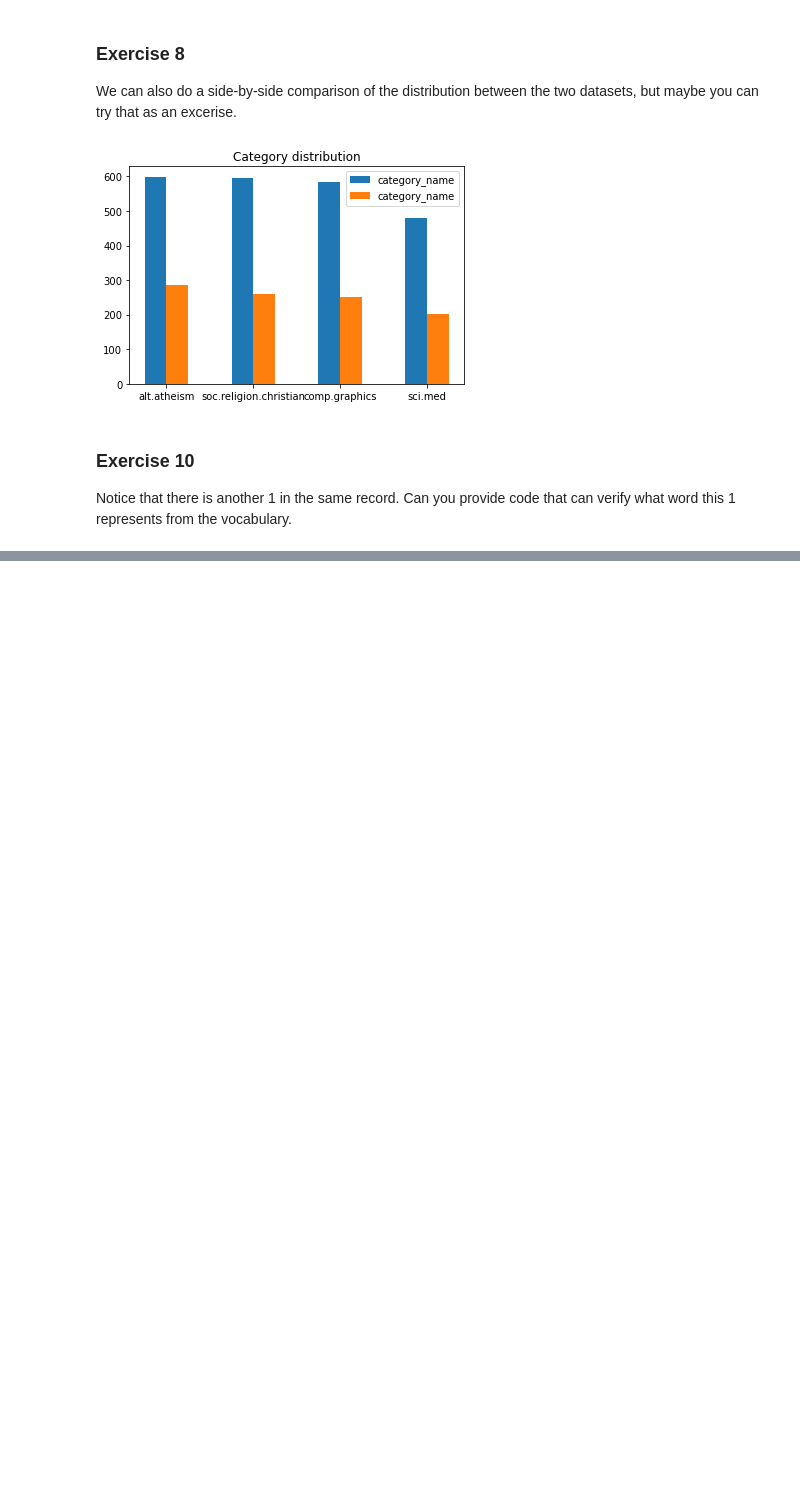
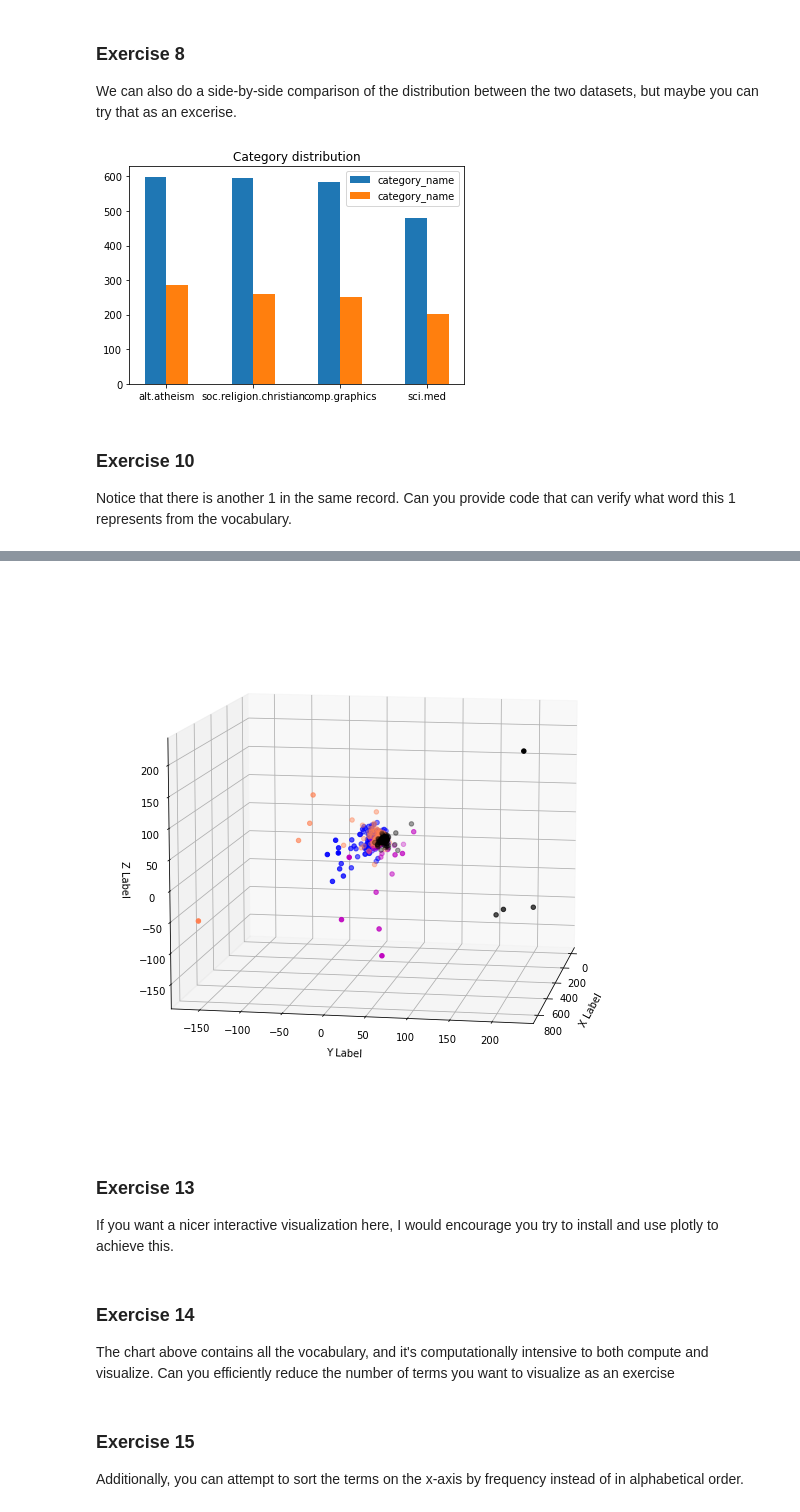
Before and after one commit to JohnnyLin97/DM2021-Lab1-Homework, a Jupyter notebook: DM2021-Lab1-Homework.ipynb, the cells around one changed output, grey strips where cells are left out. Drawn from its saved outputs; the diff is of its cells as text; code cells hidden in the pictures; blank space fills up the shorter version.

```diff
--- a/DM2021-Lab1-Homework.ipynb
+++ b/DM2021-Lab1-Homework.ipynb
@@ -178,0 +270,30 @@ Notice that there is another 1 in the same record. Can you provide code that can
+# %%
+from sklearn.decomposition import PCA
+
+df_reduced = PCA(n_components = 3).fit_transform(df_counts.toarray())
+
+# plot
+fig = plt.figure(figsize=(25,10))
+ax = fig.add_subplot(1, 1, 1, projection='3d')
+col = ['coral', 'blue', 'black', 'm']
+
+for c, category in zip(col, categories):
+    xs = df_reduced[df['category_name'] == category].T[0]
+    ys = df_reduced[df['category_name'] == category].T[1]
+    zs = df_reduced[df['category_name'] == category].T[2]
+    ax.scatter(xs, ys, zs, c = c, marker='o')
+
+ax.grid(color='gray', linestyle=':', linewidth=2, alpha=0.2) # 配置網格線
+ax.set_xlabel('\nX Label')
+ax.set_ylabel('\nY Label')
+ax.set_zlabel('\nZ Label')
+
+# set different angle
+ax.view_init(elev=10, azim=10)
+
+plt.show()
+# %% [output]
+[figure, added]
+# %% [markdown]
+### Exercise 13
+If you want a nicer interactive visualization here, I would encourage you try to install and use plotly to achieve this.
@@ -178,0 +316,6 @@ Notice that there is another 1 in the same record. Can you provide code that can
+# %% [markdown]
+### Exercise 14
+The chart above contains all the vocabulary, and it's computationally intensive to both compute and visualize. Can you efficiently reduce the number of terms you want to visualize as an exercise
+# %% [markdown]
+### Exercise 15
+Additionally, you can attempt to sort the terms on the x-axis by frequency instead of in alphabetical order.
```
Also changed, not shown: parts of 10 cells of this notebook.
